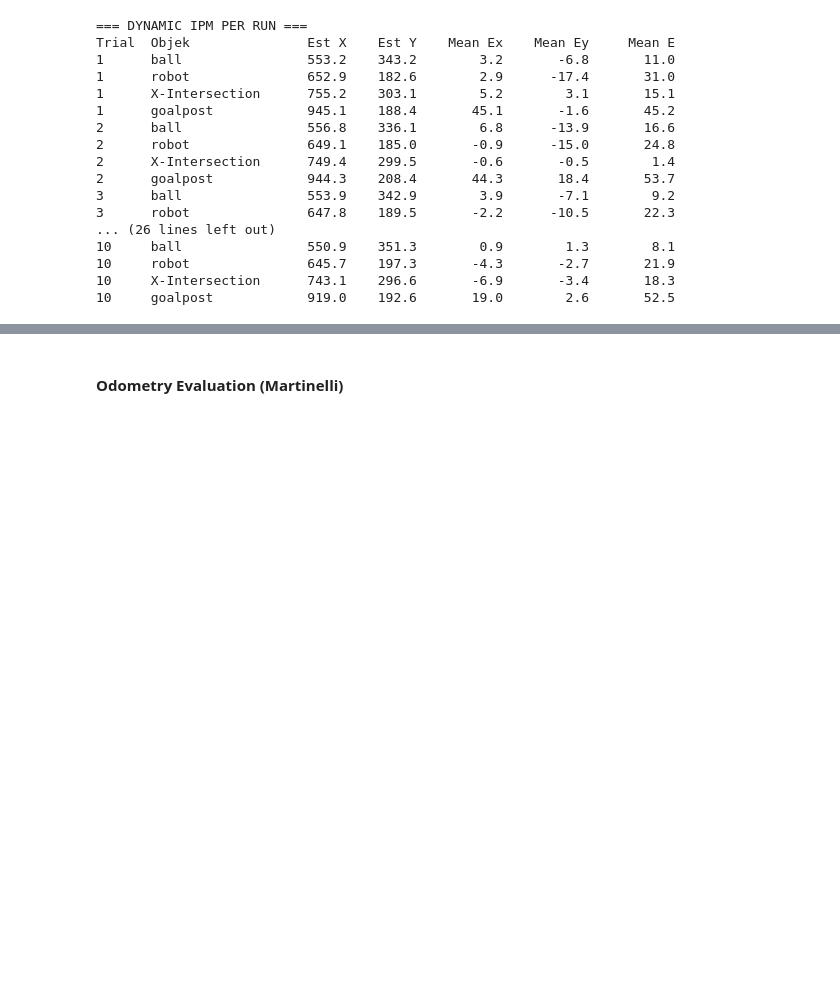
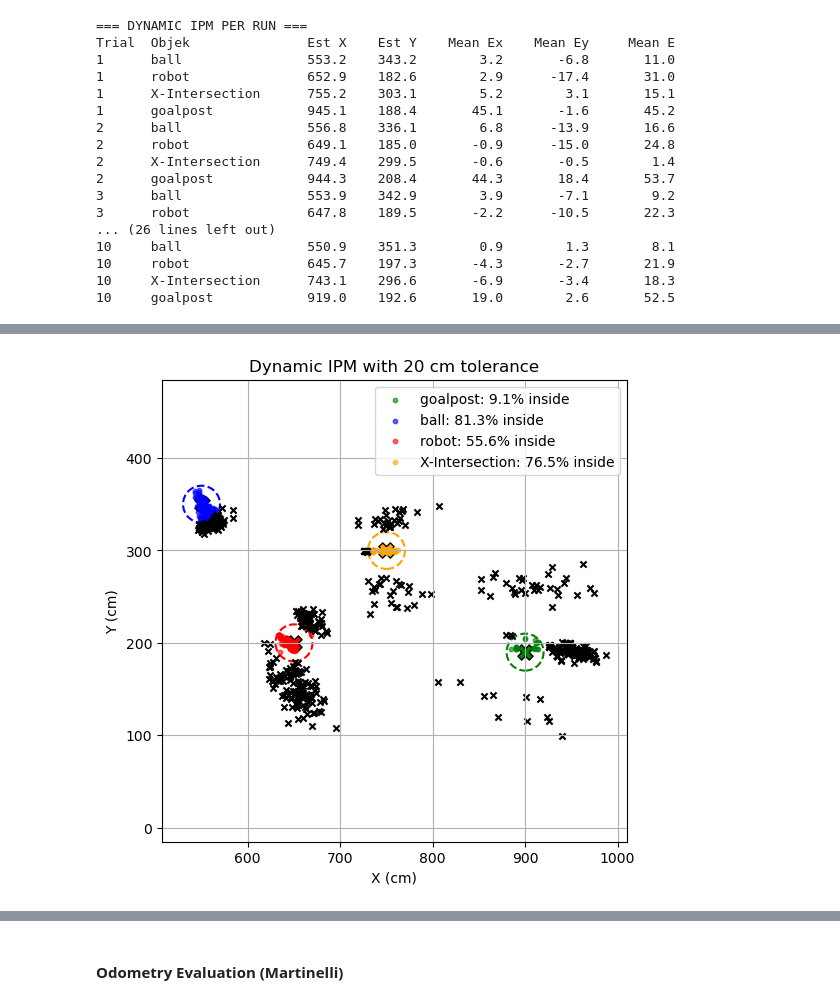
Before and after one commit to FaaizHaikal/my-thesis, a Jupyter notebook: scripts/ipm_evaluation.ipynb, the cells around one changed output, grey strips where cells are left out. Saved outputs shown, nothing was run; the diff lists cells and outputs as text; code cells hidden in the pictures; blank space fills up the shorter version.

```diff
--- a/scripts/ipm_evaluation.ipynb
+++ b/scripts/ipm_evaluation.ipynb
@@ -496,7 +534,7 @@ def print_dynamic_runs(dynamic_ipm, run_indices=None, labels=None):
           f"Robot: ({robot.x:.2f}, {robot.y:.2f})"
         )
 
-print_dynamic_runs(filtered_dynamic_ipm, run_indices=[9], labels=["goalpost"])
+print_dynamic_runs(filtered_dynamic_ipm, labels=["goalpost"])
 # %% [output]
 === DYNAMIC IPM RAW (FILTERED) ===
 
@@ -515,3 +553,91 @@ goalpost:
   Frame 79 | Est: (893.88, 270.32) | Robot: (544.39, 300.50)
   Frame 80 | Est: (865.00, 270.73) | Robot: (544.39, 300.50)
   Frame 81 | Est: (879.69, 264.39) | Robot: (544.39, 300.50)
+# %%
+def plot_est_vs_gt_dynamic(dynamic_ipm, labels=None, radius=20):
+    if labels is None:
+        labels = OBJECTS_GROUND_TRUTH.keys()
+
+    plt.figure(figsize=(6, 6))
+
+    color_map = {
+        "ball": "blue",
+        "robot": "red",
+        "goalpost": "green",
+        "X-Intersection": "orange"
+    }
+
+    plotted_gt = set()
+
+    for label in labels:
+        gt = OBJECTS_GROUND_TRUTH[label]
+        color = color_map.get(label, "black")
+
+        all_points = []
+
+        # collect ALL runs first
+        for run in dynamic_ipm:
+            if label not in run:
+                continue
+            all_points.extend(run[label])
+
+        if not all_points:
+            continue
+
+        xs, ys = [], []
+        inside_xs, inside_ys = [], []
+        outside_xs, outside_ys = [], []
+
+        for est, _, _ in all_points:
+            dx = est.x - gt.x
+            dy = est.y - gt.y
+            err = np.hypot(dx, dy)
+
+            xs.append(est.x)
+            ys.append(est.y)
+
+            if err <= radius:
+                inside_xs.append(est.x)
+                inside_ys.append(est.y)
+            else:
+                outside_xs.append(est.x)
+                outside_ys.append(est.y)
+
+        total = len(xs)
+        inside = len(inside_xs)
+        outside = len(outside_xs)
+
+        pct_inside = (inside / total) * 100 if total > 0 else 0
+
+        # --- Plot GT + circle ---
+        plt.scatter(gt.x, gt.y,
+                    marker='X', s=120,
+                    color=color, edgecolors='black')
+
+        circle = plt.Circle((gt.x, gt.y), radius,
+                            color=color, fill=False,
+                            linestyle='--', linewidth=1.5)
+        plt.gca().add_patch(circle)
+
+        # --- Plot points ---
+        plt.scatter(inside_xs, inside_ys,
+                    s=10, alpha=0.6,
+                    color=color,
+                    label=f"{label}: {pct_inside:.1f}% inside")
+
+        plt.scatter(outside_xs, outside_ys,
+                    s=20, marker='x',
+                    color='black')
+
+    plt.xlabel("X (cm)")
+    plt.ylabel("Y (cm)")
+    plt.title(f"Dynamic IPM with {radius} cm tolerance")
+    plt.axis('equal')
+    plt.legend()
+    plt.grid(True)
+
+    plt.show()
+
+plot_est_vs_gt_dynamic(filtered_dynamic_ipm, labels=["goalpost", "ball", "robot", "X-Intersection"])
+# %% [output]
+[figure, added]
```
Also changed, not shown: parts of 5 cells of this notebook, 4 other files.
